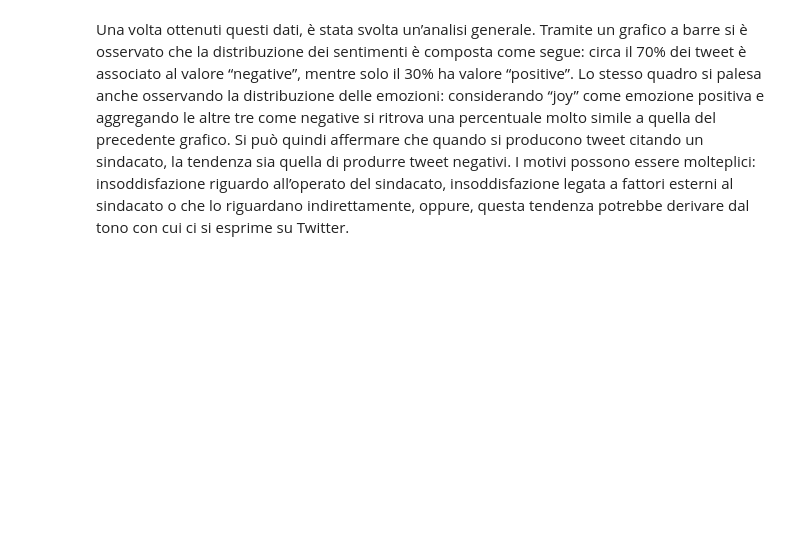
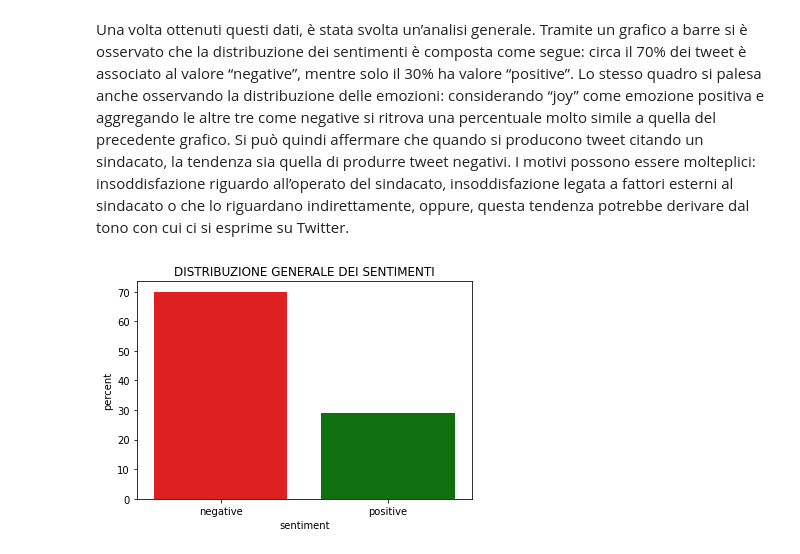
Before and after one commit to paolofesta/prove, a Jupyter notebook: scrittura.ipynb, the cells around one changed output. Drawn from its saved outputs; the diff is of its cells as text; code cells hidden in the pictures; blank space fills up the shorter version.

```diff
--- a/scrittura.ipynb
+++ b/scrittura.ipynb
@@ -163,2 +170,8 @@ sentiment_classifier = SentimentClassifier()
 # %% [markdown]
 Una volta ottenuti questi dati, è stata svolta un’analisi generale. Tramite un grafico a barre si è osservato che la distribuzione dei sentimenti è composta come segue: circa il 70% dei tweet è associato al valore “negative”, mentre solo il 30% ha valore “positive”. Lo stesso quadro si palesa anche osservando la distribuzione delle emozioni: considerando “joy” come emozione positiva e aggregando le altre tre come negative si ritrova una percentuale molto simile a quella del precedente grafico. Si può quindi affermare che quando si producono tweet citando un sindacato, la  tendenza sia quella di produrre tweet negativi. I motivi possono essere molteplici: insoddisfazione riguardo all’operato del sindacato, insoddisfazione legata a fattori esterni al sindacato o che lo riguardano indirettamente, oppure, questa tendenza potrebbe derivare dal tono con cui ci si esprime su Twitter.
+# %%
+#@title
+sns.barplot(data=df,x='sentiment',y='percent',palette=['r','g']).set_title('DISTRIBUZIONE GENERALE DEI SENTIMENTI')
+print()
+# %% [output]
+[figure, added]
```
Also changed, not shown: parts of 3 cells of this notebook.
